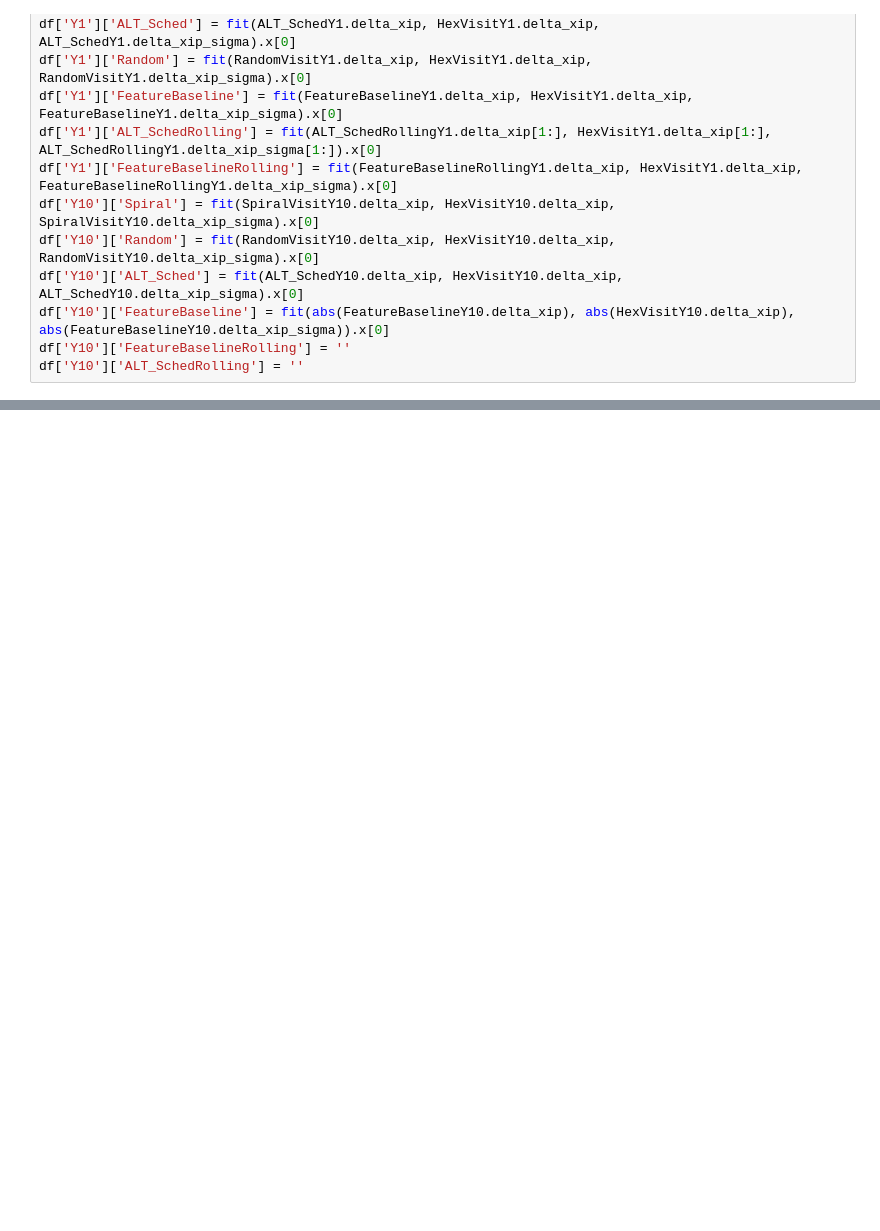
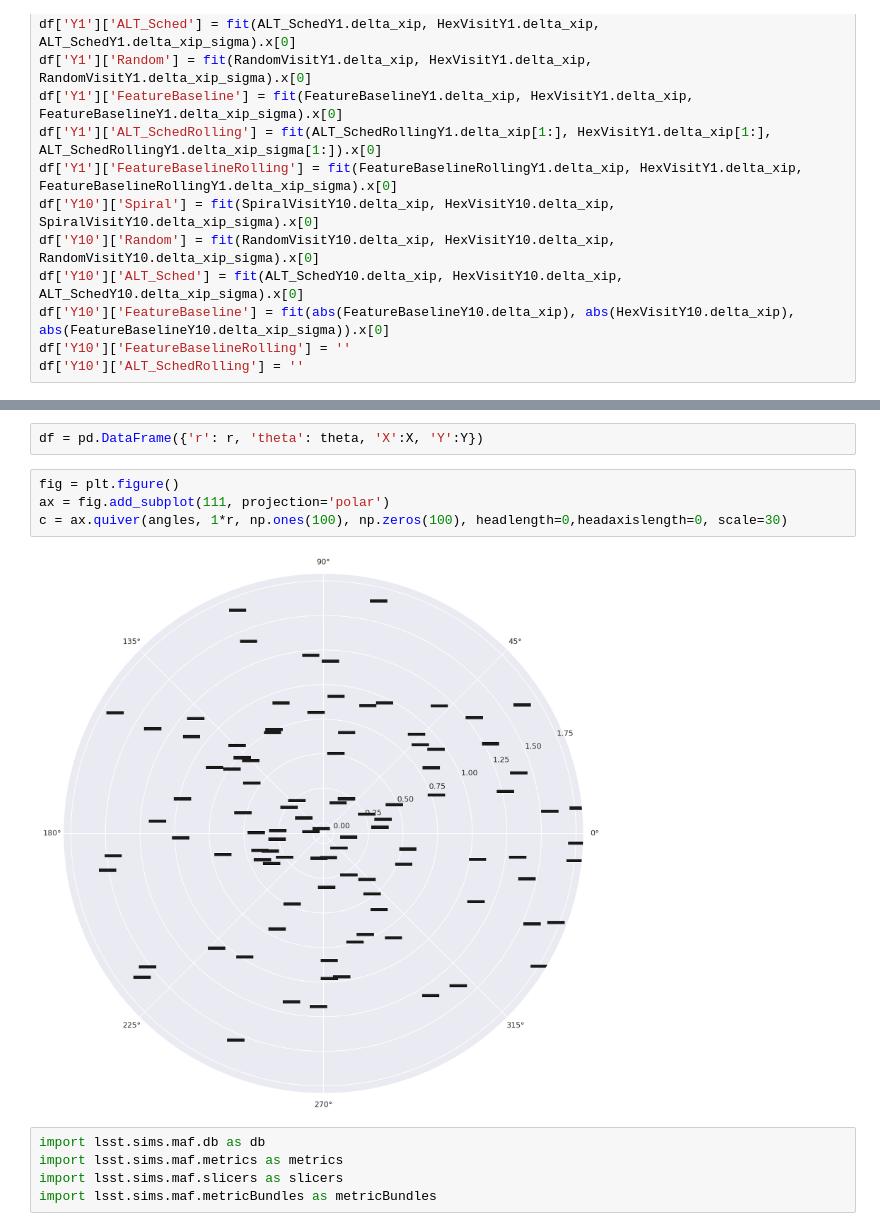
Before and after one commit to hsnee/lsstpsf, a Jupyter notebook: paper_plots.ipynb, the cells around one changed output, grey strips where cells are left out. Cells and saved outputs as stored; diff of their text form; blank space fills up the shorter version.

```diff
--- a/paper_plots.ipynb
+++ b/paper_plots.ipynb
@@ -82,0 +101,13 @@ df
+# %%
+df = pd.DataFrame({'r': r, 'theta': theta, 'X':X, 'Y':Y})
+# %%
+fig = plt.figure()
+ax = fig.add_subplot(111, projection='polar')
+c = ax.quiver(angles, 1*r, np.ones(100), np.zeros(100), headlength=0,headaxislength=0, scale=30)
+# %% [output]
+[figure, added]
+# %%
+import lsst.sims.maf.db as db
+import lsst.sims.maf.metrics as metrics
+import lsst.sims.maf.slicers as slicers
+import lsst.sims.maf.metricBundles as metricBundles
```
Also changed, not shown: parts of 5 cells of this notebook.
